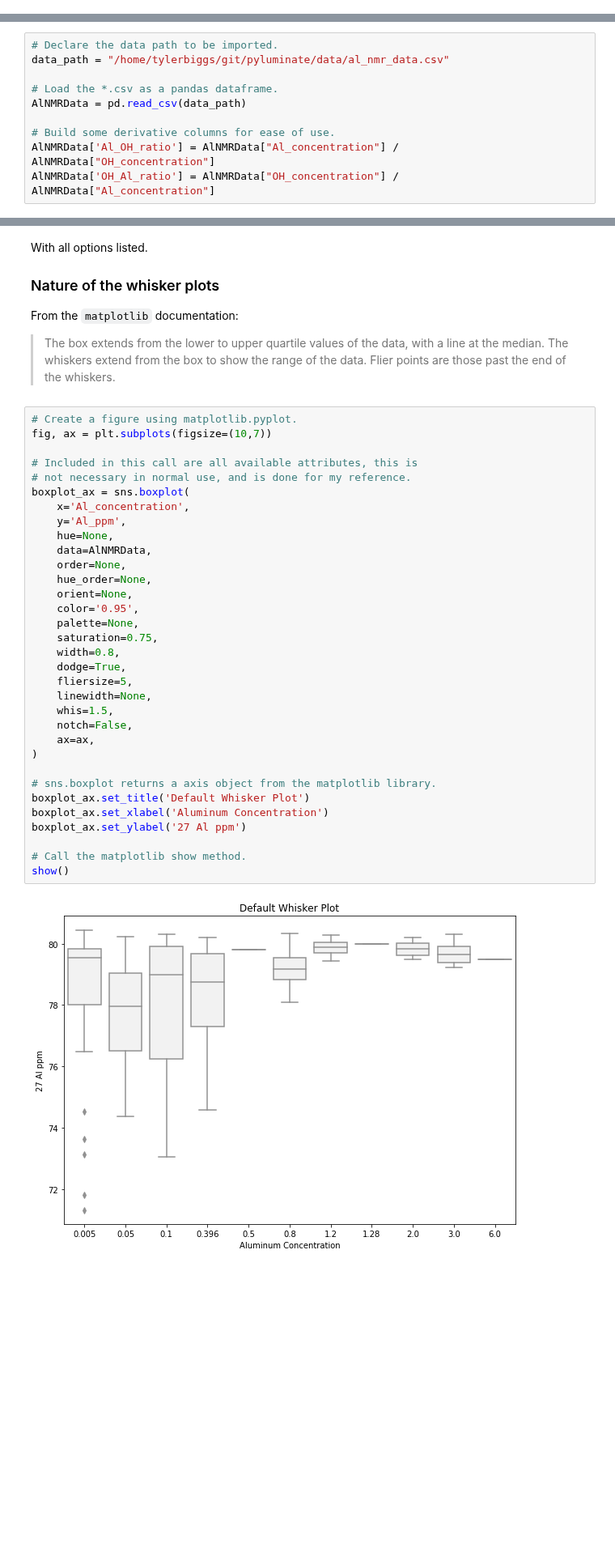
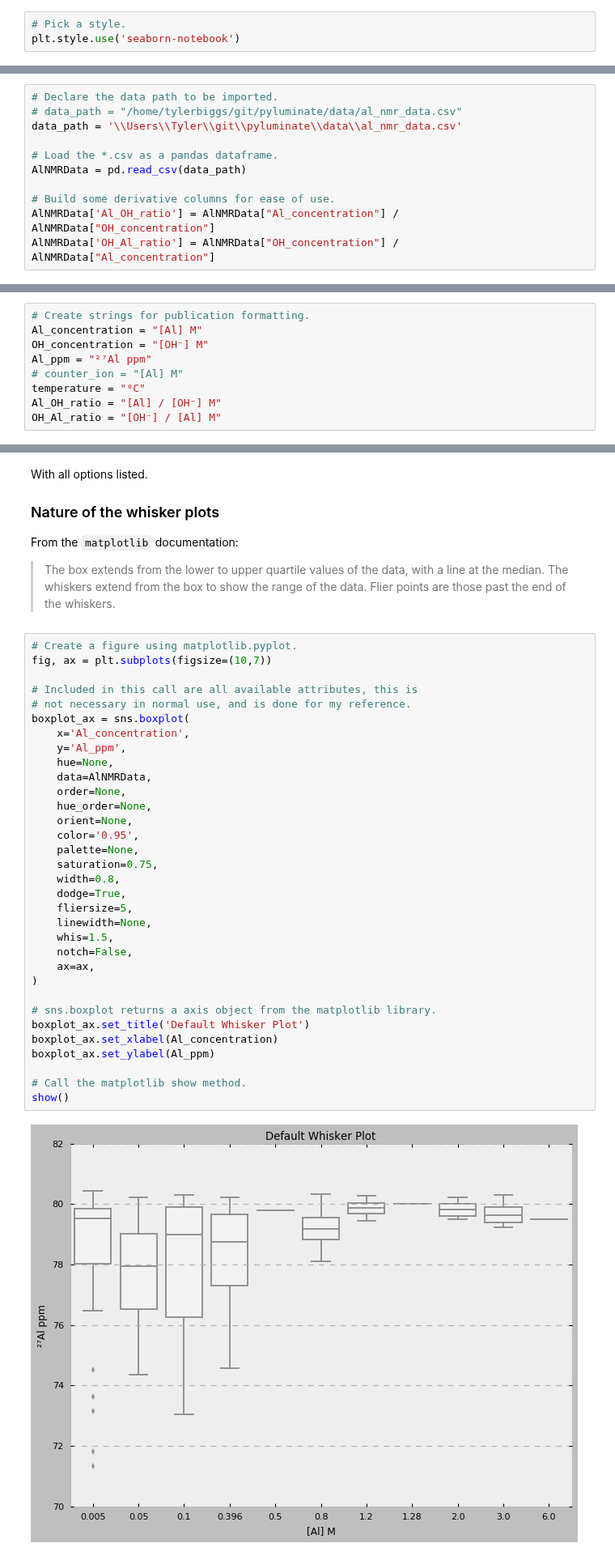
Before and after one commit to biggstd/pyluminate, a Jupyter notebook: notebooks/Aluminate NMR Figures.ipynb, the cells around one changed output, grey strips where cells are left out. Shown at 81% size. Drawn from its saved outputs; the diff is of its cells as text; blank space fills up the shorter version.

Commit message:
Added many new figures. New, superior, cut method used.

```diff
--- a/notebooks/Aluminate NMR Figures.ipynb
+++ b/notebooks/Aluminate NMR Figures.ipynb
@@ -11,8 +26,12 @@ from matplotlib.pyplot import figure, show
+# %%
+# Pick a style.
+plt.style.use('seaborn-notebook')
 # %% [markdown]
 ## Import data
 # %%
 # Declare the data path to be imported.
-data_path = "/home/tylerbiggs/git/pyluminate/data/al_nmr_data.csv"
+# data_path = "/home/tylerbiggs/git/pyluminate/data/al_nmr_data.csv"
+data_path = '\\Users\\Tyler\\git\\pyluminate\\data\\al_nmr_data.csv'
 
 # Load the *.csv as a pandas dataframe.
 AlNMRData = pd.read_csv(data_path)
@@ -23,3 +56,12 @@ AlNMRData['OH_Al_ratio'] = AlNMRData["OH_concentration"] / AlNMRData["Al_concent
+# %%
+# Create strings for publication formatting.
+Al_concentration = "[Al] M"
+OH_concentration = "[OH⁻] M"
+Al_ppm = "²⁷Al ppm"
+# counter_ion = "[Al] M"
+temperature = "⁰C"
+Al_OH_ratio = "[Al] / [OH⁻] M"
+OH_Al_ratio = "[OH⁻] / [Al] M"
 # %% [markdown]
 ## View imported data
 # %%
@@ -45,36 +87,36 @@ From the `matplotlib` documentation:
 fig, ax = plt.subplots(figsize=(10,7))
 
 # Included in this call are all available attributes, this is
 # not necessary in normal use, and is done for my reference.
 boxplot_ax = sns.boxplot(
     x='Al_concentration',
     y='Al_ppm',
     hue=None,
     data=AlNMRData,
     order=None,
     hue_order=None,
     orient=None,
     color='0.95',
     palette=None,
     saturation=0.75,
     width=0.8,
     dodge=True,
     fliersize=5,
     linewidth=None,
     whis=1.5,
     notch=False,
     ax=ax,
 )
 
 # sns.boxplot returns a axis object from the matplotlib library.
 boxplot_ax.set_title('Default Whisker Plot')
-boxplot_ax.set_xlabel('Aluminum Concentration')
-boxplot_ax.set_ylabel('27 Al ppm')
+boxplot_ax.set_xlabel(Al_concentration)
+boxplot_ax.set_ylabel(Al_ppm)
 
 # Call the matplotlib show method.
 show()
 # %% [output]
-[figure, old version]
+[figure, new version]
 # %% [markdown]
 ### Nature of the Swarm Plot (Beeswarm)
 
```
Also changed, not shown: parts of 18 cells of this notebook, 1 other file.
